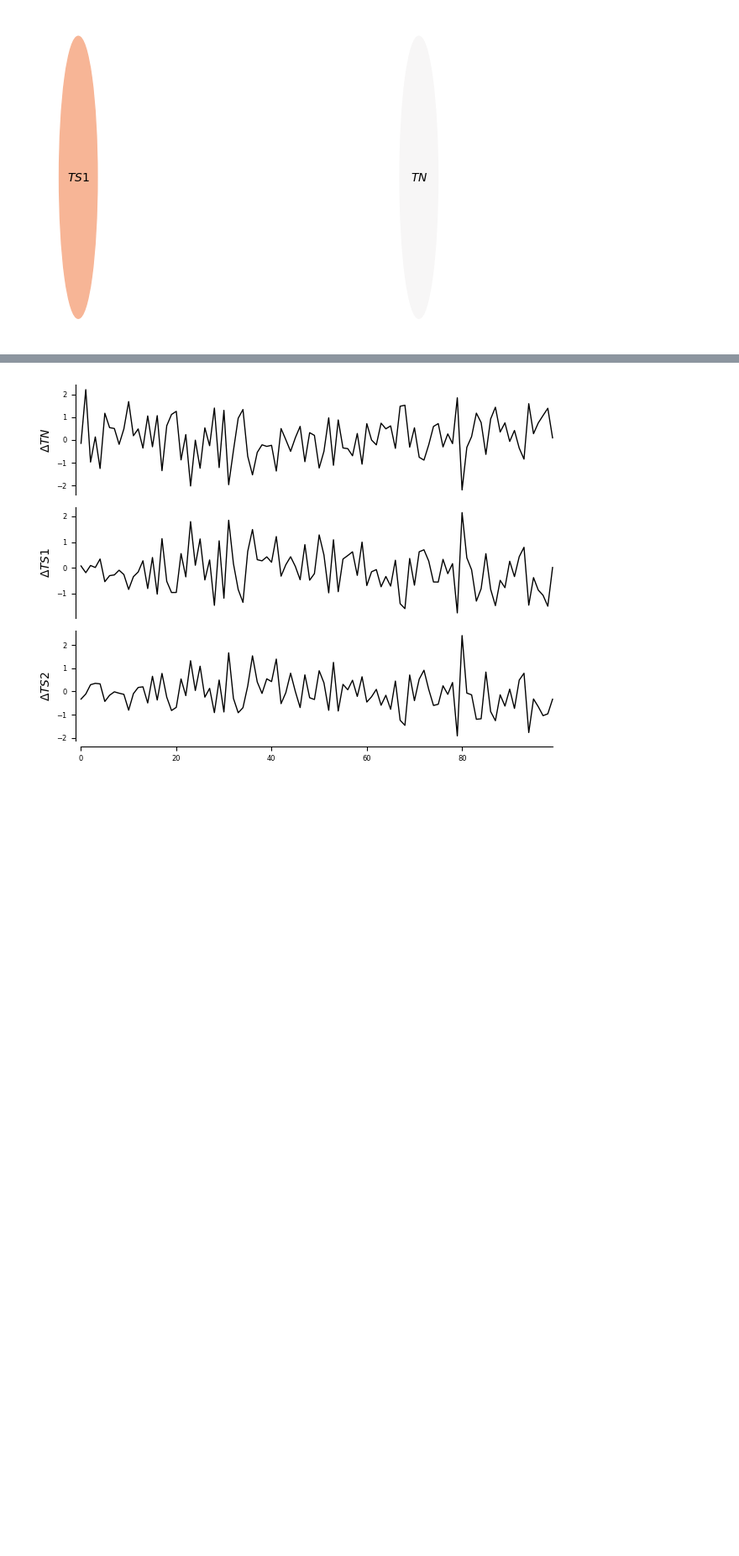
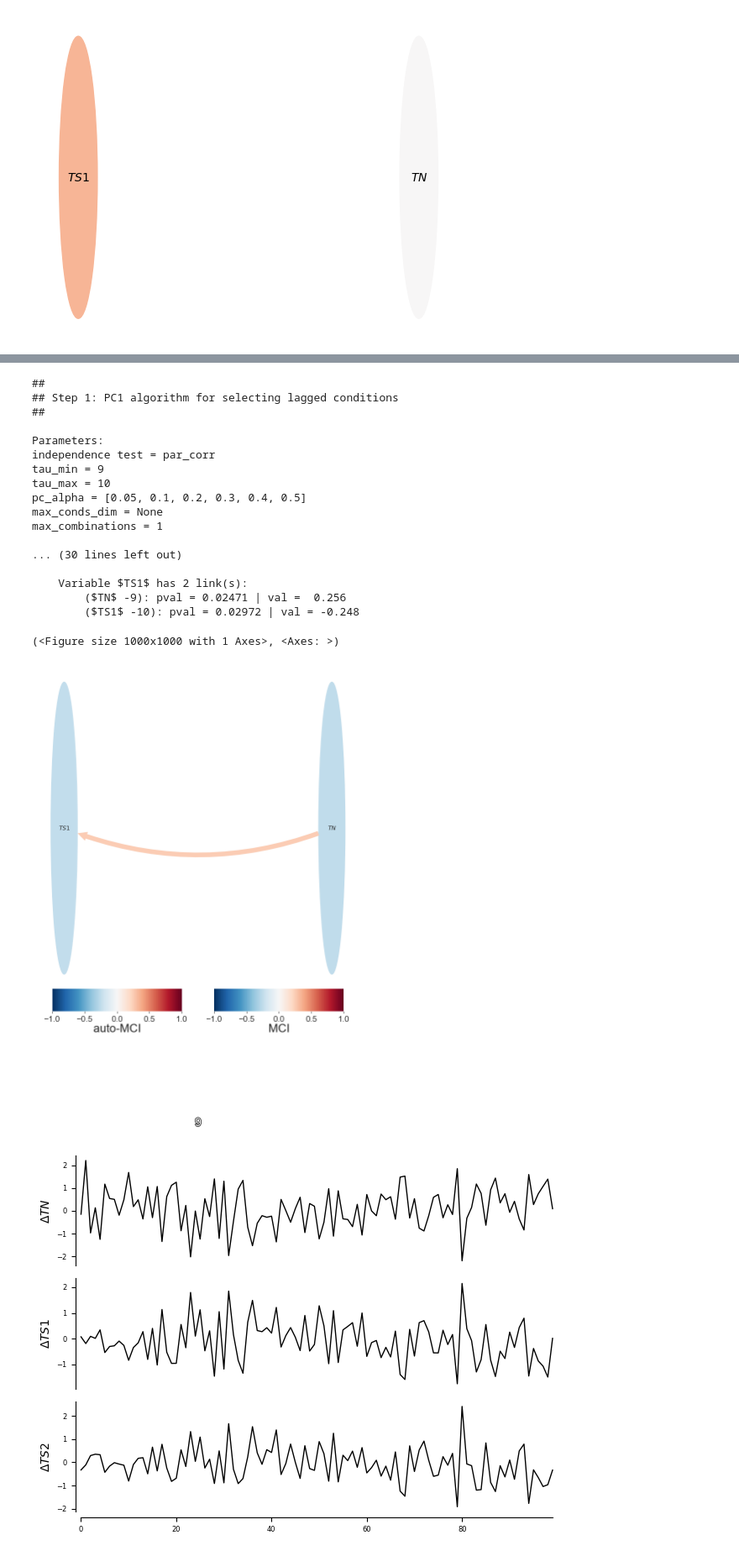
Before and after one commit to Peisong-Zheng/DO_causality, a Jupyter notebook: GPDC_Test.ipynb, the cells around one changed output, grey strips where cells are left out. Shown at 84% size. Cells and saved outputs as stored; diff of their text form; code cells hidden in the pictures; blank space fills up the shorter version.

```diff
--- a/GPDC_Test.ipynb
+++ b/GPDC_Test.ipynb
@@ -152,3 +270,47 @@ tp.plot_graph(
+# %%
+pcmci.verbosity = 1
+tau_min=9
+tau_max=10
+results = pcmci.run_pcmci(tau_min=tau_min, tau_max=tau_max, pc_alpha=None)
+# q_matrix = pcmci.get_corrected_pvalues(p_matrix=results['p_matrix'], tau_max=tau_max, fdr_method='fdr_bh')
+
+# create a figure
+fig, ax = plt.subplots(1, 1, figsize=(10, 10), dpi=100)
+tp.plot_graph(
+    fig_ax=(fig, ax),
+    graph = results['graph'],
+    val_matrix=results['val_matrix'],
+    var_names=var_names,
+    link_colorbar_label='MCI',
+    node_colorbar_label='auto-MCI',
+    link_label_fontsize=20,
+    label_fontsize=20,
+    tick_label_size=14,
+    node_label_size=10,
+    edge_ticks=0.5,
+    node_ticks=0.5,
+    node_size=0.2
+    )
+# %% [output]
+##
+## Step 1: PC1 algorithm for selecting lagged conditions
+##
+
+Parameters:
+independence test = par_corr
+tau_min = 9
+tau_max = 10
+pc_alpha = [0.05, 0.1, 0.2, 0.3, 0.4, 0.5]
+max_conds_dim = None
+max_combinations = 1
+
+... (30 lines left out)
+
+    Variable $TS1$ has 2 link(s):
+        ($TN$ -9): pval = 0.02471 | val =  0.256
+        ($TS1$ -10): pval = 0.02972 | val = -0.248
+(<Figure size 1000x1000 with 1 Axes>, <Axes: >)
+[figure, added]
 # %%
 import numpy as np
 import matplotlib.pyplot as plt
```
Also changed, not shown: parts of 1 cell of this notebook, 4 other files.
